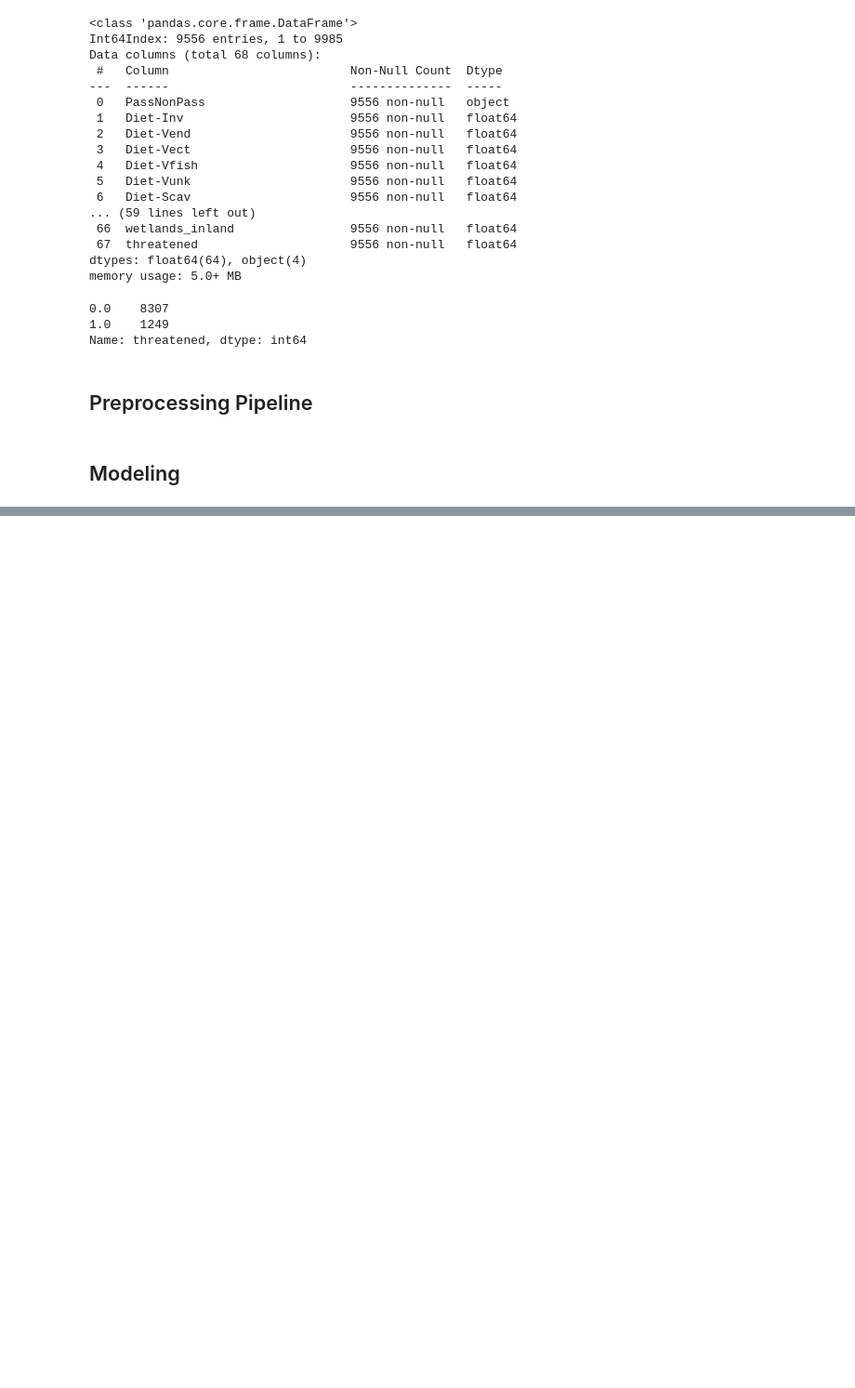
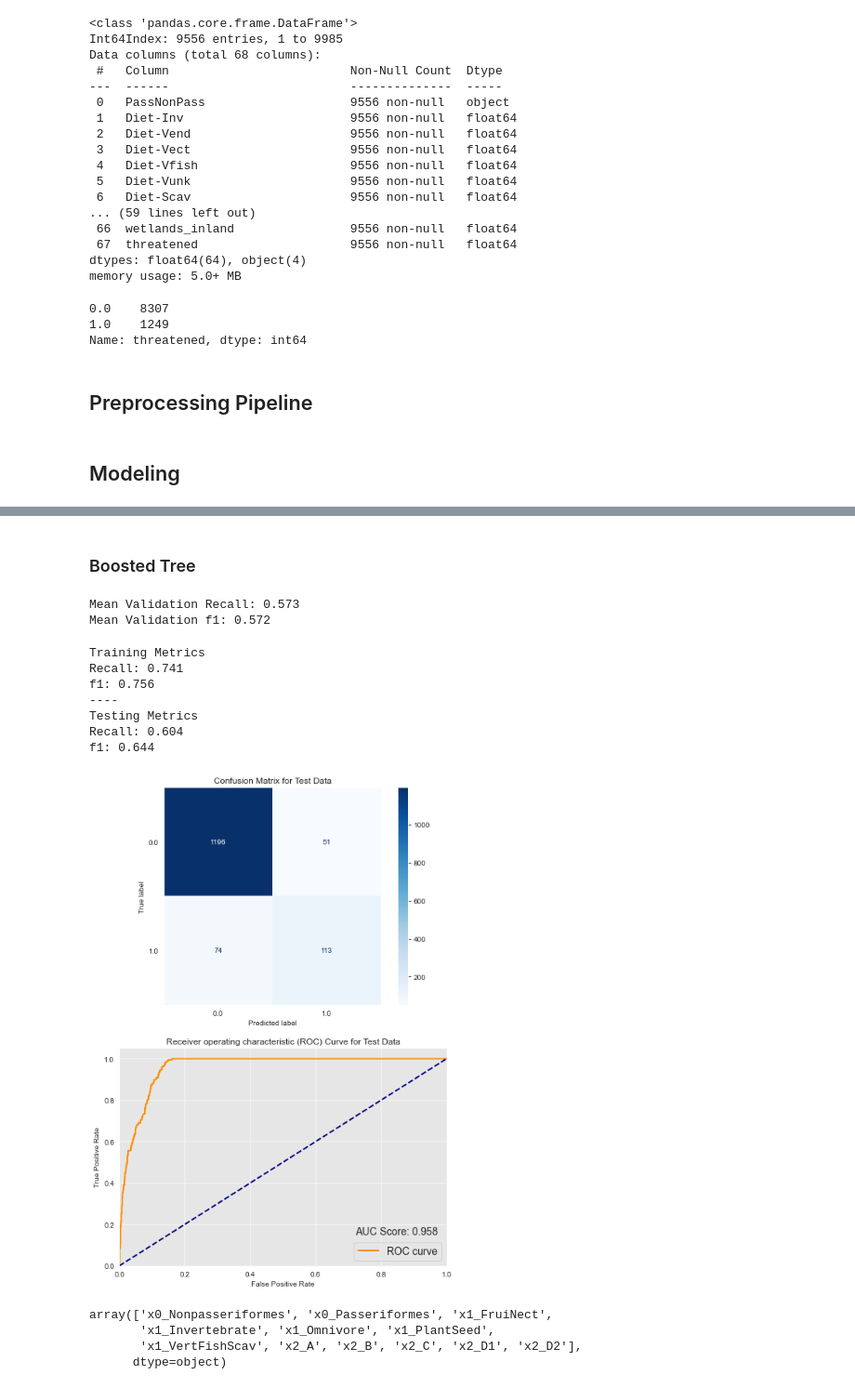
Before and after one commit to andrewwhitman/BirdConservation, a Jupyter notebook: notebooks/Andrew/02-Andrew-Modeling.ipynb, the cells around one changed output, grey strips where cells are left out. Shown: that part at 93% size. Drawn from its saved outputs; the diff is of its cells as text; code cells hidden in the pictures; blank space fills up the shorter version.

```diff
--- a/notebooks/Andrew/02-Andrew-Modeling.ipynb
+++ b/notebooks/Andrew/02-Andrew-Modeling.ipynb
@@ -284,0 +288,33 @@ AttributeError: type object 'RocCurveDisplay' has no attribute 'from_estimator'
+# %% [markdown]
+### Boosted Tree
+# %%
+# gradient boosting pipeline
+gb_pipe = Pipeline([('preprocessor', preprocessor),
+                   ('gb', GradientBoostingClassifier())])
+
+# cross validation
+gb_cv = cross_validate(dt_pipe, X_train, y_train, scoring=scoring_metrics)
+
+print(f"Mean Validation Recall: {np.mean(gb_cv['test_recall']):.3f}")
+print(f"Mean Validation f1: {np.mean(gb_cv['test_f1']):.3f}")
+# %% [output]
+Mean Validation Recall: 0.573
+Mean Validation f1: 0.572
+# %%
+evaluate(gb_pipe, X_train, y_train, X_test, y_test)
+# %% [output]
+Training Metrics
+Recall: 0.741
+f1: 0.756
+----
+Testing Metrics
+Recall: 0.604
+f1: 0.644
+[figure, added]
+# %%
+gb_pipe['preprocessor'].transformers_[2][1]['ohe'].get_feature_names()
+# %% [output]
+array(['x0_Nonpasseriformes', 'x0_Passeriformes', 'x1_FruiNect',
+       'x1_Invertebrate', 'x1_Omnivore', 'x1_PlantSeed',
+       'x1_VertFishScav', 'x2_A', 'x2_B', 'x2_C', 'x2_D1', 'x2_D2'],
+      dtype=object)
```
Also changed, not shown: parts of 22 cells of this notebook, 1 other file.
